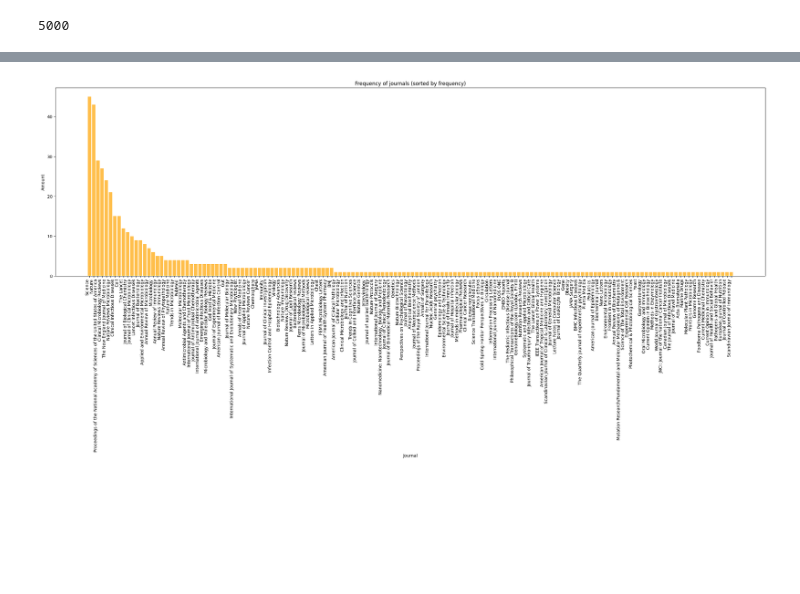
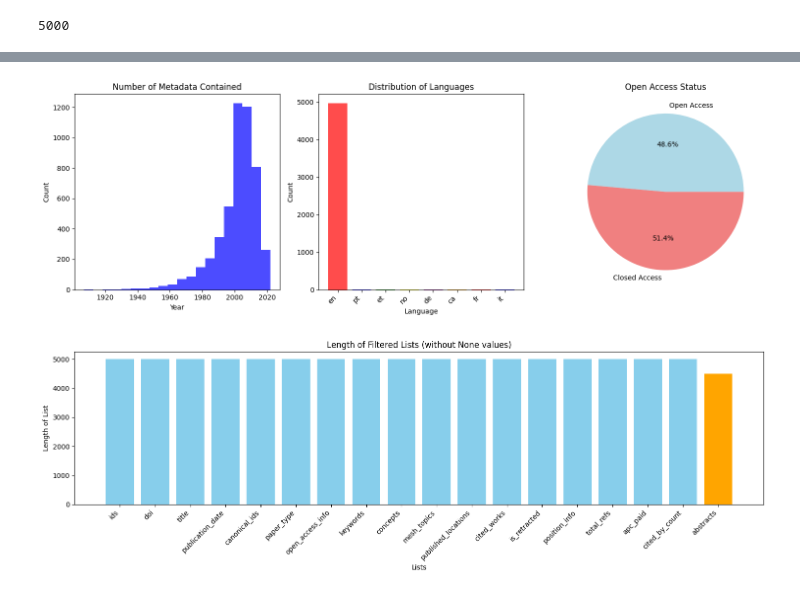
Before and after one commit to LeonMunz/DS_LOD_and_Knowledge_Graphs_2023_Andreas_Kruff_Leon_Munz, a Jupyter notebook: jupyters/data_exploration.ipynb, the cells around one changed output, grey strips where cells are left out. Drawn from its saved outputs; the diff is of its cells as text; code cells hidden in the pictures; blank space fills up the shorter version.

Commit message:
Clean Journal Plot

```diff
--- a/jupyters/data_exploration.ipynb
+++ b/jupyters/data_exploration.ipynb
@@ -14,7 +14,7 @@ len(data)
 # %% [output]
 5000
 # %%
-data_size = 500
+data_size = 5000
 
 def get_nested_value(data, keys, default=None):
     """
@@ -52,3 +52,4 @@ position_info = [get_nested_value(rec, ['biblio', 'PaperPositionIn', 'Volume'],
 total_refs = [get_nested_value(rec, ['referenced_works_count'], None) for rec in data[:data_size]]
 apc_paid = [get_nested_value(rec, ['apc_paid', 'value'], None) for rec in data[:data_size]]
 cited_by_count = [get_nested_value(rec, ['cited_by_count'], None) for rec in data[:data_size]]
+anzahl_mit_abstract = sum('abstract_inverted_index' in d and d['abstract_inverted_index'] is not None for d in data)
@@ -109,19 +55,0 @@ plot_combined_analysis(all_extended_lists, pub_years, languages, is_oa)
-# %%
-# Filter out None values from the journals list
-filtered_journals = [journal for journal in journals if journal is not None]
-
-journal_counts = Counter(filtered_journals)
-
-sorted_counts = dict(sorted(journal_counts.items(), key=lambda item: item[1], reverse=True))
-labels, counts = zip(*sorted_counts.items())
-
-# Plot for the Journale as Bar Chart
-plt.figure(figsize=(30, 8))
-plt.bar(labels, counts, color='orange', alpha=0.7)
-plt.title('Frequency of journals (sorted by frequency)')
-plt.xlabel('Journal')
-plt.ylabel('Amount')
-plt.xticks(rotation=90, ha='right')
-plt.show()
-# %% [output]
-[figure, removed]
@@ -127,0 +83,41 @@ plt.show()
+# %%
+anzahl_mit_abstract = sum('abstract_inverted_index' in d and d['abstract_inverted_index'] is not None for d in data)
+
+def plot_combined_analysis(pub_years, languages, is_oa):
+    # Filter out None values from languages
+    languages = [lang for lang in languages if lang is not None]
+
+    # Plotting
+    plt.figure(figsize=(15, 5))
+
+    # Plot for publication years
+    plt.subplot(1, 3, 1)
+    plt.hist(pub_years, bins=20, color='blue', alpha=0.7)
+    plt.title('Number of Metadata Contained')
+    plt.xlabel('Year')
+    plt.ylabel('Count')
+
+    # Plot for languages as a bar chart
+    plt.subplot(1, 3, 2)
+    language_counts = Counter(languages)
+    labels, counts = zip(*language_counts.items())
+    plt.bar(labels, counts, color=['red', 'blue', 'green', 'yellow', 'purple', 'orange'], alpha=0.7)
+    plt.title('Distribution of Languages')
+    plt.xlabel('Language')
+    plt.ylabel('Count')
+    plt.xticks(rotation=45, ha='right')
+
+    # Pie Chart for Open Access Status
+    plt.subplot(1, 3, 3)
+    plt.pie([is_oa.count(True), is_oa.count(False)], labels=['Open Access', 'Closed Access'], autopct='%1.1f%%', colors=['lightblue', 'lightcoral'])
+    plt.title('Open Access Status')
+
+    plt.tight_layout()
+    plt.show()
+
+plot_combined_analysis(pub_years, languages, is_oa)
+
+plot_filtered_lists([ids, doi, title, publication_date, canonical_ids, paper_type, open_access_info, keywords, concepts, mesh_topics, published_locations, cited_works, is_retracted, position_info, total_refs, apc_paid, cited_by_count], anzahl_mit_abstract)
+# %% [output]
+[figure, added]
+[figure, added]
```
Also changed, not shown: parts of 3 cells of this notebook.
